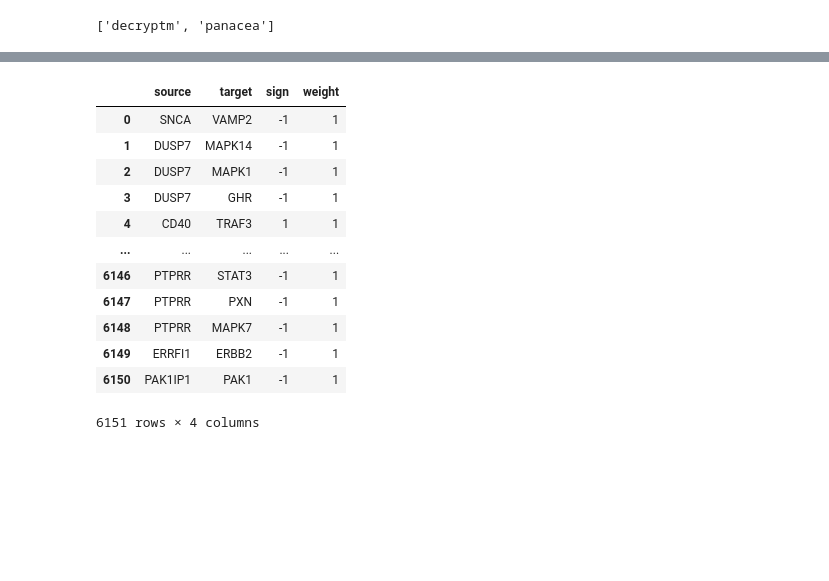
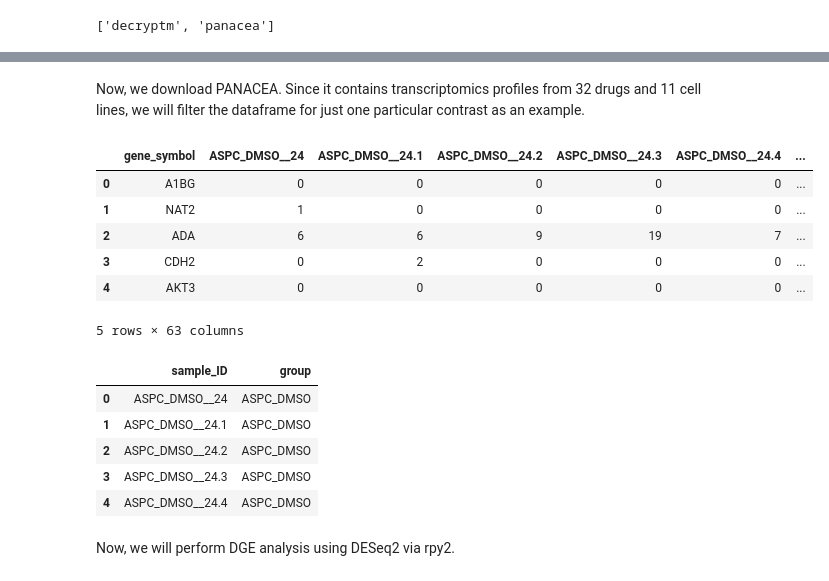
Before and after one commit to saezlab/networkcommons, a Jupyter notebook: vignettes/1_simple_example.ipynb, the cells around one changed output, grey strips where cells are left out. Cells and saved outputs as stored; diff of their text form; code cells hidden in the pictures; blank space fills up the shorter version.

```diff
--- a/vignettes/1_simple_example.ipynb
+++ b/vignettes/1_simple_example.ipynb
@@ -122,21 +34,28 @@ allpaths_sc_list
-# %%
-ppr_network = nc.add_pagerank_scores(network, source_df, target_df, personalize_for='source')
-ppr_network = nc.add_pagerank_scores(ppr_network, source_df, target_df, personalize_for='target')
-
-ppr_network = nc.compute_ppr_overlap(ppr_network)
-# %%
-nx.to_pandas_edgelist(ppr_network)
-# %% [output]
-|  | source | target | sign | weight |
-| 0 | SNCA | VAMP2 | -1 | 1 |
-| 1 | DUSP7 | MAPK14 | -1 | 1 |
-| 2 | DUSP7 | MAPK1 | -1 | 1 |
-| 3 | DUSP7 | GHR | -1 | 1 |
-| 4 | CD40 | TRAF3 | 1 | 1 |
-| ... | ... | ... | ... | ... |
-| 6146 | PTPRR | STAT3 | -1 | 1 |
-| 6147 | PTPRR | PXN | -1 | 1 |
-| 6148 | PTPRR | MAPK7 | -1 | 1 |
-| 6149 | ERRFI1 | ERBB2 | -1 | 1 |
-| 6150 | PAK1IP1 | PAK1 | -1 | 1 |
-6151 rows × 4 columns
+# %% [markdown]
+Now, we download PANACEA. Since it contains transcriptomics profiles from 32 drugs and 11 cell lines, we will filter the dataframe for just one particular contrast as an example.
+# %%
+panacea_metadata, panacea_countdata = nc.download_dataset('panacea')
+singlec_metadata = panacea_metadata[(panacea_metadata['group'] == 'ASPC_DMSO') | (panacea_metadata['group'] == 'ASPC_AFATINIB')]
+singlec_samples = singlec_metadata['sample_ID'].tolist()
+singlec_countdata = panacea_countdata[['gene_symbol'] + singlec_samples]
+# %%
+singlec_countdata.head()
+# %% [output]
+|  | gene_symbol | ASPC_DMSO__24 | ASPC_DMSO__24.1 | ASPC_DMSO__24.2 | ASPC_DMSO__24.3 | ASPC_DMSO__24.4 | ... |
+| 0 | A1BG | 0 | 0 | 0 | 0 | 0 | ... |
+| 1 | NAT2 | 1 | 0 | 0 | 0 | 0 | ... |
+| 2 | ADA | 6 | 6 | 9 | 19 | 7 | ... |
+| 3 | CDH2 | 0 | 2 | 0 | 0 | 0 | ... |
+| 4 | AKT3 | 0 | 0 | 0 | 0 | 0 | ... |
+5 rows × 63 columns
+# %%
+singlec_metadata.head()
+# %% [output]
+|  | sample_ID | group |
+| 0 | ASPC_DMSO__24 | ASPC_DMSO |
+| 1 | ASPC_DMSO__24.1 | ASPC_DMSO |
+| 2 | ASPC_DMSO__24.2 | ASPC_DMSO |
+| 3 | ASPC_DMSO__24.3 | ASPC_DMSO |
+| 4 | ASPC_DMSO__24.4 | ASPC_DMSO |
+# %% [markdown]
+Now, we will perform DGE analysis using DESeq2 via rpy2.
```
Also changed, not shown: parts of 57 cells of this notebook.
